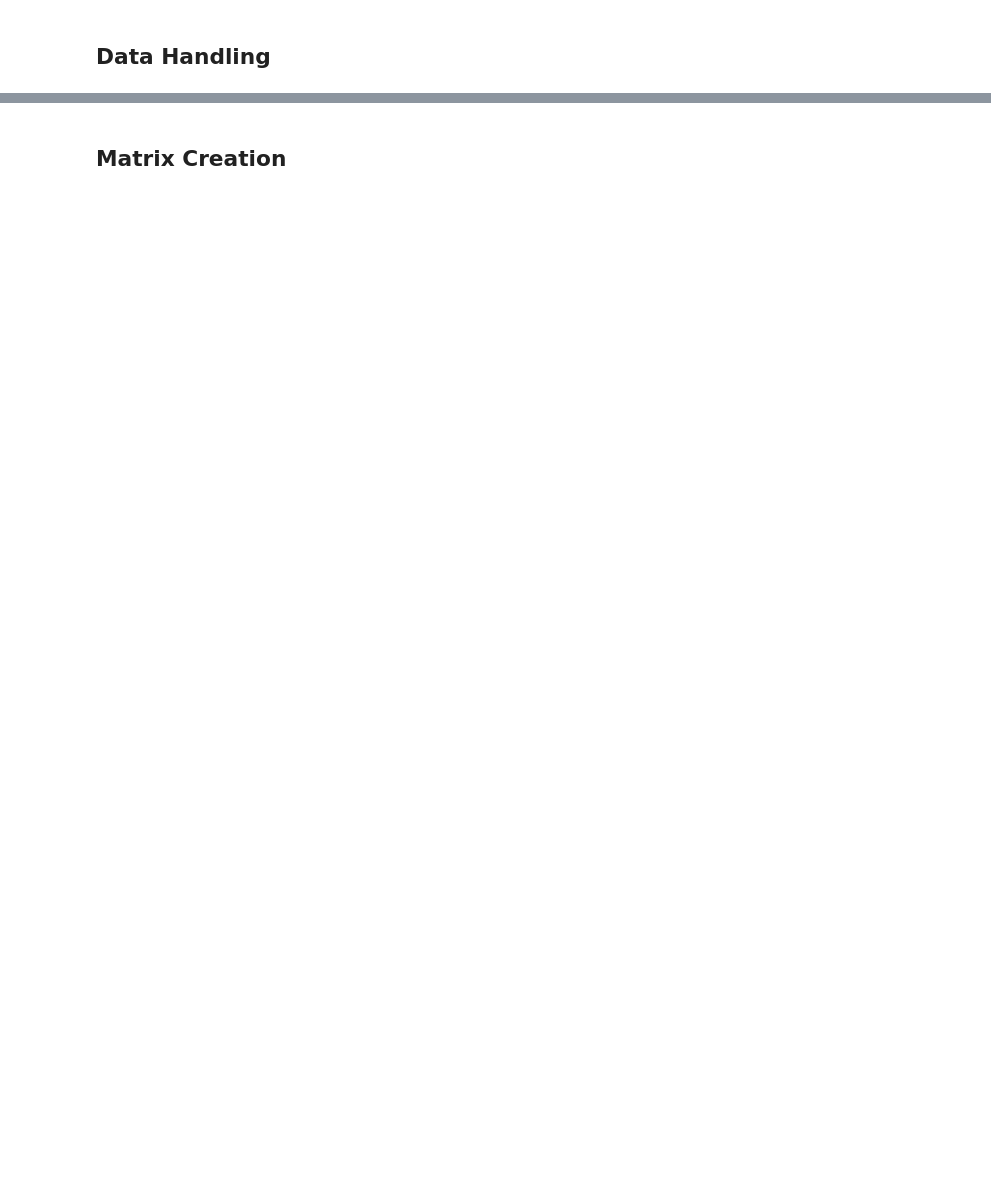
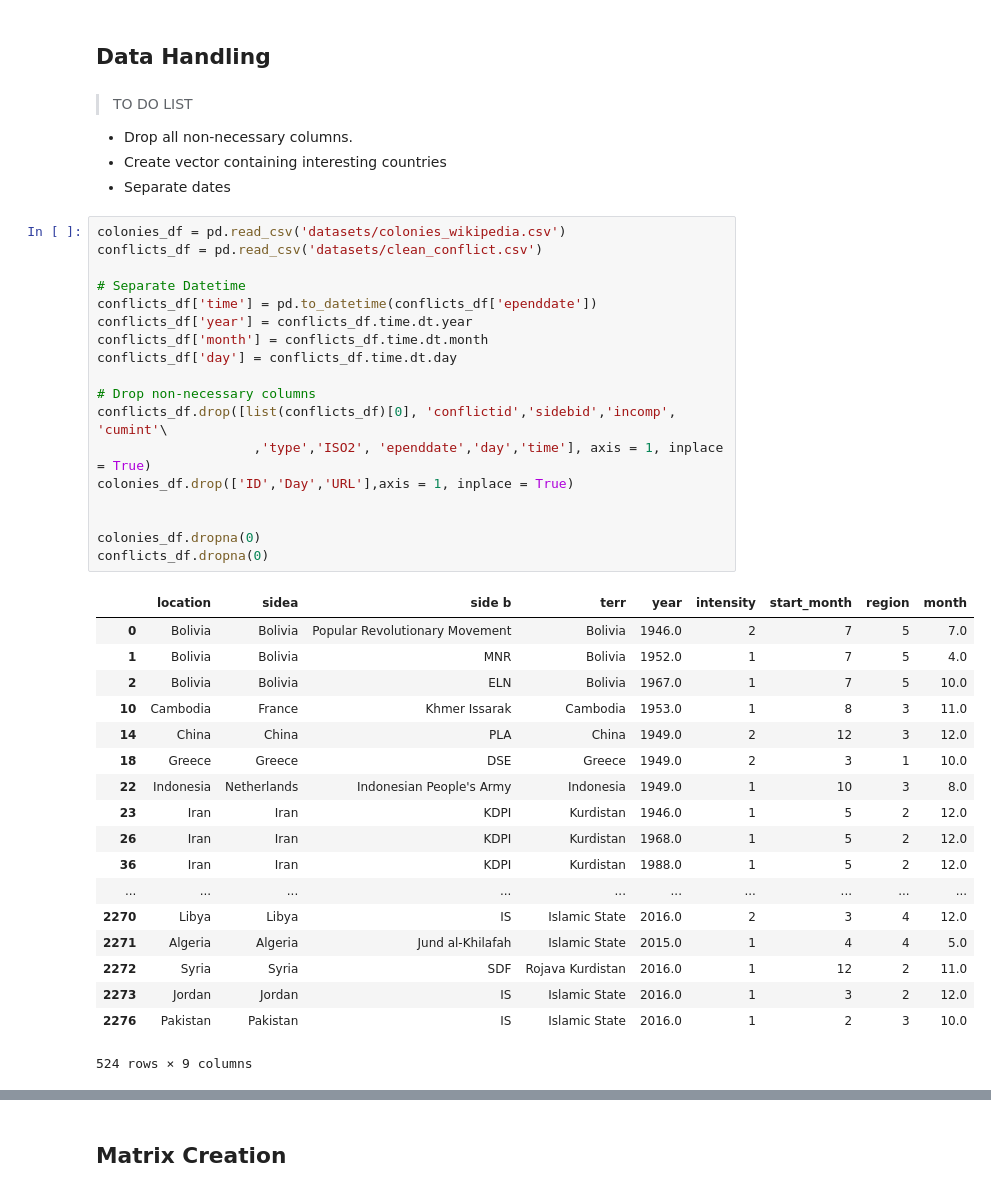
Before and after one commit to julied20/ada-2017, a Jupyter notebook: Project/Conflicts Factorization.ipynb, the cells around one changed output, grey strips where cells are left out. Saved outputs shown, nothing was run; the diff lists cells and outputs as text; blank space fills up the shorter version.

```diff
--- a/Project/Conflicts Factorization.ipynb
+++ b/Project/Conflicts Factorization.ipynb
@@ -18,3 +17,46 @@ from sklearn.metrics import mean_squared_error
 from sklearn.manifold import TSNE
 # %% [markdown]
 ## Data Handling
+# %% [markdown]
+> TO DO LIST
+
+- Drop all non-necessary columns.
+- Create vector containing interesting countries
+- Separate dates
+# %%
+colonies_df = pd.read_csv('datasets/colonies_wikipedia.csv')
+conflicts_df = pd.read_csv('datasets/clean_conflict.csv')
+
+# Separate Datetime
+conflicts_df['time'] = pd.to_datetime(conflicts_df['ependdate'])
+conflicts_df['year'] = conflicts_df.time.dt.year
+conflicts_df['month'] = conflicts_df.time.dt.month
+conflicts_df['day'] = conflicts_df.time.dt.day
+
+# Drop non-necessary columns
+conflicts_df.drop([list(conflicts_df)[0], 'conflictid','sidebid','incomp', 'cumint'\
+                    ,'type','ISO2', 'ependdate','day','time'], axis = 1, inplace = True)
+colonies_df.drop(['ID','Day','URL'],axis = 1, inplace = True)
+
+
+colonies_df.dropna(0)
+conflicts_df.dropna(0)
+# %% [output]
+|  | location | sidea | side b | terr | year | intensity | start_month | region | month |
+| 0 | Bolivia | Bolivia | Popular Revolutionary Movement | Bolivia | 1946.0 | 2 | 7 | 5 | 7.0 |
+| 1 | Bolivia | Bolivia | MNR | Bolivia | 1952.0 | 1 | 7 | 5 | 4.0 |
+| 2 | Bolivia | Bolivia | ELN | Bolivia | 1967.0 | 1 | 7 | 5 | 10.0 |
+| 10 | Cambodia | France | Khmer Issarak | Cambodia | 1953.0 | 1 | 8 | 3 | 11.0 |
+| 14 | China | China | PLA | China | 1949.0 | 2 | 12 | 3 | 12.0 |
+| 18 | Greece | Greece | DSE | Greece | 1949.0 | 2 | 3 | 1 | 10.0 |
+| 22 | Indonesia | Netherlands | Indonesian People's Army | Indonesia | 1949.0 | 1 | 10 | 3 | 8.0 |
+| 23 | Iran | Iran | KDPI | Kurdistan | 1946.0 | 1 | 5 | 2 | 12.0 |
+| 26 | Iran | Iran | KDPI | Kurdistan | 1968.0 | 1 | 5 | 2 | 12.0 |
+| 36 | Iran | Iran | KDPI | Kurdistan | 1988.0 | 1 | 5 | 2 | 12.0 |
+| ... | ... | ... | ... | ... | ... | ... | ... | ... | ... |
+| 2270 | Libya | Libya | IS | Islamic State | 2016.0 | 2 | 3 | 4 | 12.0 |
+| 2271 | Algeria | Algeria | Jund al-Khilafah | Islamic State | 2015.0 | 1 | 4 | 4 | 5.0 |
+| 2272 | Syria | Syria | SDF | Rojava Kurdistan | 2016.0 | 1 | 12 | 2 | 11.0 |
+| 2273 | Jordan | Jordan | IS | Islamic State | 2016.0 | 1 | 3 | 2 | 12.0 |
+| 2276 | Pakistan | Pakistan | IS | Islamic State | 2016.0 | 1 | 2 | 3 | 10.0 |
+524 rows × 9 columns
```
Also changed, not shown: parts of 5 cells of this notebook.
